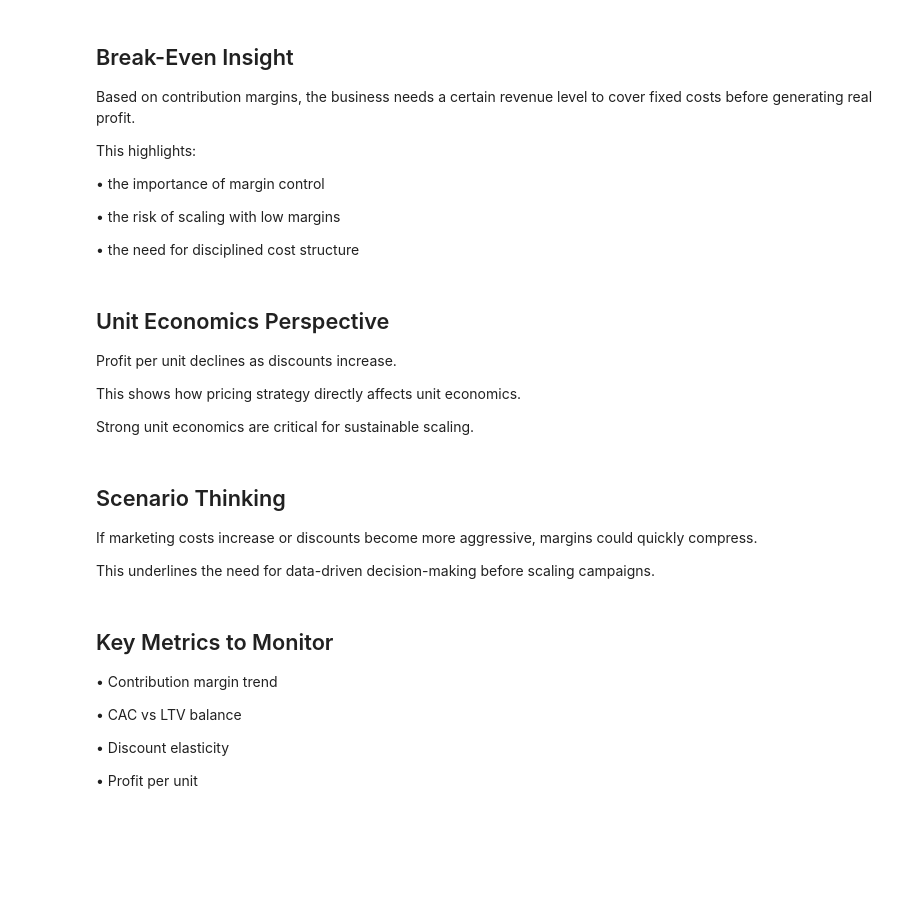
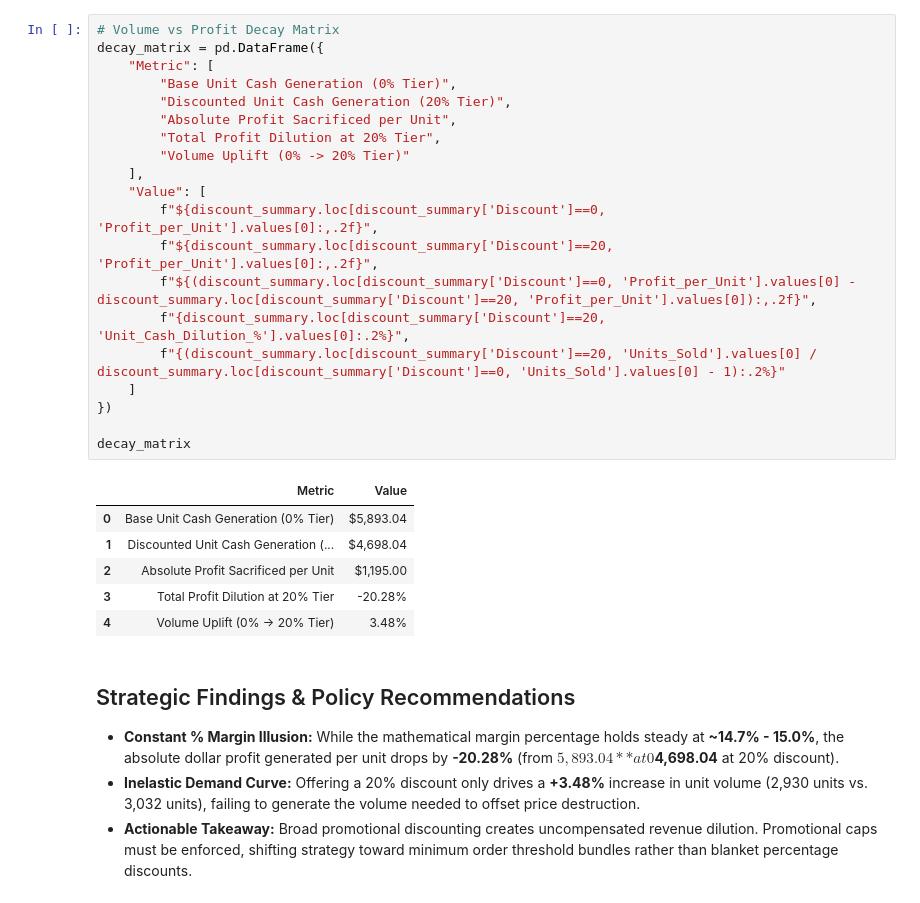
Before and after one commit to KuzevaStasy/E-commerce-Profitability-P-L-Analysis, a Jupyter notebook: notebooks/discount.ipynb, the cells around one changed output. Saved outputs shown, nothing was run; the diff lists cells and outputs as text; blank space fills up the shorter version.

```diff
--- a/notebooks/discount.ipynb
+++ b/notebooks/discount.ipynb
@@ -71,36 +118,33 @@ This indicates that discount strategy directly impacts unit economics.
-# %% [markdown]
-## Break-Even Insight
-
-Based on contribution margins, the business needs a certain revenue level to cover fixed costs before generating real profit.
-
-This highlights:
-
-• the importance of margin control
-
-• the risk of scaling with low margins
-
-• the need for disciplined cost structure
-# %% [markdown]
-## Unit Economics Perspective
-
-Profit per unit declines as discounts increase.
-
-This shows how pricing strategy directly affects unit economics.
-
-Strong unit economics are critical for sustainable scaling.
-# %% [markdown]
-## Scenario Thinking
-
-If marketing costs increase or discounts become more aggressive, margins could quickly compress.
-
-This underlines the need for data-driven decision-making before scaling campaigns.
-# %% [markdown]
-## Key Metrics to Monitor
-
-• Contribution margin trend
-
-• CAC vs LTV balance
-
-• Discount elasticity
-
-• Profit per unit
+# %%
+# Volume vs Profit Decay Matrix
+decay_matrix = pd.DataFrame({
+    "Metric": [
+        "Base Unit Cash Generation (0% Tier)",
+        "Discounted Unit Cash Generation (20% Tier)",
+        "Absolute Profit Sacrificed per Unit",
+        "Total Profit Dilution at 20% Tier",
+        "Volume Uplift (0% -> 20% Tier)"
+    ],
+    "Value": [
+        f"${discount_summary.loc[discount_summary['Discount']==0, 'Profit_per_Unit'].values[0]:,.2f}",
+        f"${discount_summary.loc[discount_summary['Discount']==20, 'Profit_per_Unit'].values[0]:,.2f}",
+        f"${(discount_summary.loc[discount_summary['Discount']==0, 'Profit_per_Unit'].values[0] - discount_summary.loc[discount_summary['Discount']==20, 'Profit_per_Unit'].values[0]):,.2f}",
+        f"{discount_summary.loc[discount_summary['Discount']==20, 'Unit_Cash_Dilution_%'].values[0]:.2%}",
+        f"{(discount_summary.loc[discount_summary['Discount']==20, 'Units_Sold'].values[0] / discount_summary.loc[discount_summary['Discount']==0, 'Units_Sold'].values[0] - 1):.2%}"
+    ]
+})
+
+decay_matrix
+# %% [output]
+|  | Metric | Value |
+| 0 | Base Unit Cash Generation (0% Tier) | $5,893.04 |
+| 1 | Discounted Unit Cash Generation (... | $4,698.04 |
+| 2 | Absolute Profit Sacrificed per Unit | $1,195.00 |
+| 3 | Total Profit Dilution at 20% Tier | -20.28% |
+| 4 | Volume Uplift (0% -> 20% Tier) | 3.48% |
+# %% [markdown]
+## Strategic Findings & Policy Recommendations
+
+- **Constant % Margin Illusion:** While the mathematical margin percentage holds steady at **~14.7% - 15.0%**, the absolute dollar profit generated per unit drops by **-20.28%** (from **$5,893.04** at 0% discount down to **$4,698.04** at 20% discount).
+- **Inelastic Demand Curve:** Offering a 20% discount only drives a **+3.48%** increase in unit volume (2,930 units vs. 3,032 units), failing to generate the volume needed to offset price destruction.
+- **Actionable Takeaway:** Broad promotional discounting creates uncompensated revenue dilution. Promotional caps must be enforced, shifting strategy toward minimum order threshold bundles rather than blanket percentage discounts.
```
Also changed, not shown: parts of 8 cells of this notebook, 2 other files.
